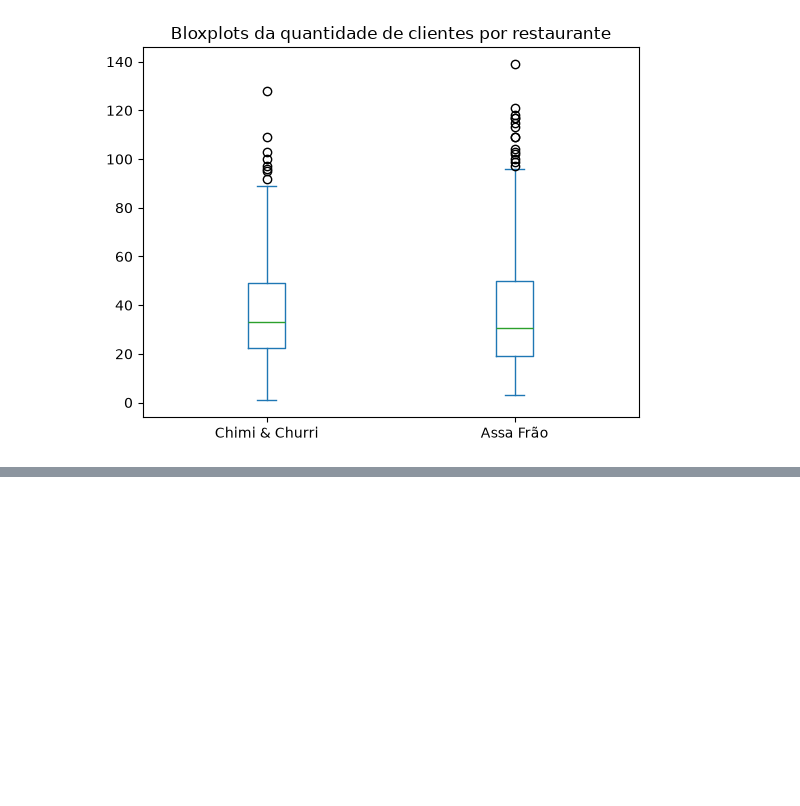
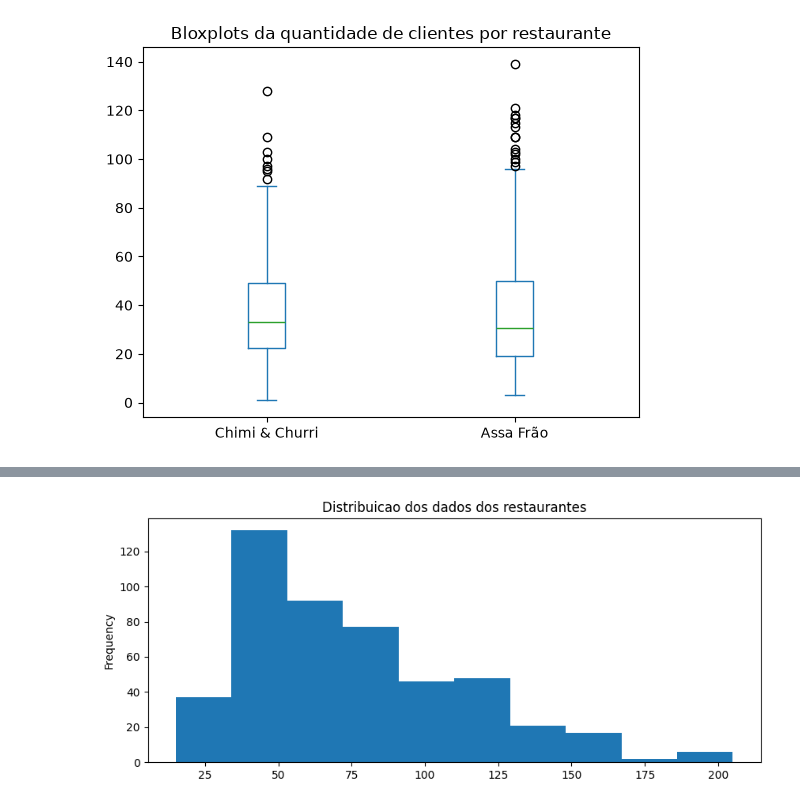
Before and after one commit to thais01fernandes/estat_analises, a Jupyter notebook: series_temporais/Projeto inicial - Análise de séries temporais.ipynb, the cells around one changed output, grey strips where cells are left out. Cells and saved outputs as stored; diff of their text form; code cells hidden in the pictures; blank space fills up the shorter version.

```diff
--- a/series_temporais/Projeto inicial - Análise de séries temporais.ipynb
+++ b/series_temporais/Projeto inicial - Análise de séries temporais.ipynb
@@ -13,7 +13,7 @@ O primeiro passo é fazer a leitura da base de dados, a partir do arquivo `qtd_c
 # %%
 import pandas as pd
 # %%
-dados = pd.read_csv('C:/Users/Thais Pereira/Documents/series_temporais/clientes_restaurantes.csv')
+dados = pd.read_csv('/Users/thaisfernandespereira/Documents/estat_analises-1/series_temporais/clientes_restaurantes.csv')
 # %%
 dados
 # %% [output]
@@ -193,0 +212,6 @@ dados.plot(kind = 'box', title = 'Boxplots da quantidade de clientes por restaur
+# %%
+dados['Total'] = dados.sum(axis = 1)
+# %%
+dados['Total'].plot(kind = 'hist', title = 'Distribuicao dos dados dos restaurantes', figsize = (10,4));
+# %% [output]
+[figure, added]
```
Also changed, not shown: parts of 17 cells of this notebook, 1 other file.
